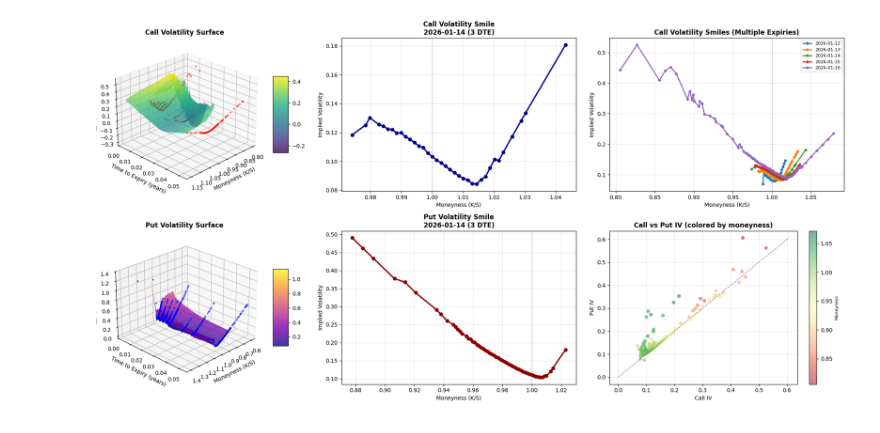
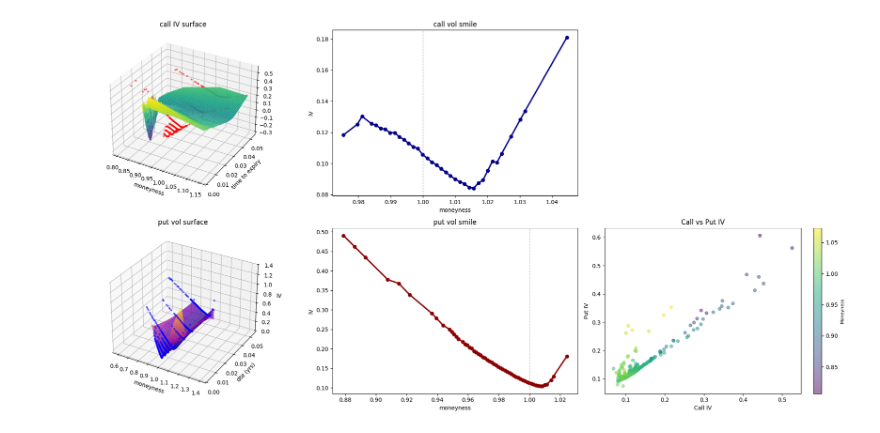
Before and after one commit to mcontractor1/vol-surfaces, a Jupyter notebook: two_vol_surface.ipynb, the cells around one changed output. Saved outputs shown, nothing was run; the diff lists cells and outputs as text; code cells hidden in the pictures.

```diff
--- a/two_vol_surface.ipynb
+++ b/two_vol_surface.ipynb
@@ -43,14 +55,10 @@ moneyness_grid = np.linspace(moneyness_min, moneyness_max, n_points)
 T_grid = np.linspace(T_min, T_max, n_points)
 M, T = np.meshgrid(moneyness_grid, T_grid, indexing = 'ij')
 
-# cubic interpolation
-print("\nInterpolating surface...")
-IV_surface_calls = griddata(
-    points=(calls_clean['moneyness'], calls_clean['T']),
+IV_surface_calls = griddata(points=(calls_clean['moneyness'], calls_clean['T']),
     values=calls_clean['computed_iv'],
     xi=(M, T),
-    method='cubic'
-)
+    method='cubic')
 
 
 # grid for puts
@@ -65,10 +73,6 @@ T_grid = np.linspace(T_min, T_max, n_points)
 M, T = np.meshgrid(moneyness_grid, T_grid)
 
 # cubic interpolation
-print("\nInterpolating put surface...")
-IV_surface_puts = griddata(
-    points=(puts_clean['moneyness'], puts_clean['T']),
-    values=puts_clean['computed_iv'],
-    xi=(M, T),
-    method='cubic'
+IV_surface_puts = griddata(points=(puts_clean['moneyness'], puts_clean['T']),
+    values=puts_clean['computed_iv'], xi=(M, T), method='cubic'
 )
@@ -81,14 +81,11 @@ fig = plt.figure(figsize=(20, 10))
 
 # call vol surface
 ax1 = fig.add_subplot(2, 3, 1, projection='3d')
-surf = ax1.plot_surface(M, T, IV_surface_calls, cmap='viridis', alpha=0.8, edgecolor='none')
+surface = ax1.plot_surface(M, T, IV_surface_calls, cmap='viridis', edgecolor='none')
 ax1.scatter(calls_clean['moneyness'], calls_clean['T'], calls_clean['computed_iv'], c='red', s=5, alpha=0.5)
-ax1.set_xlabel('Moneyness (K/S)', fontsize=10)
-ax1.set_ylabel('Time to Expiry (years)', fontsize=10)
-ax1.set_zlabel('Implied Volatility', fontsize=10)
-ax1.set_title('Call Volatility Surface', fontsize=12, fontweight='bold')
-ax1.view_init(elev=25, azim=45)
-fig.colorbar(surf, ax=ax1, shrink=0.5, aspect=5)
+ax1.set_xlabel('moneyness')
+ax1.set_ylabel('time to expiry')
+ax1.set_title('call IV surface')
 
 # call vol smile (single expiry)
 ax2 = fig.add_subplot(2, 3, 2)
@@ -99,53 +96,32 @@ dte_call = exp_data_call['dte'].iloc[0]
 ax2.plot(exp_data_call['moneyness'], exp_data_call['computed_iv'],
         marker='o', linewidth=2.5, markersize=6, color='darkblue')
 ax2.axvline(x=1.0, color='gray', linestyle='--', linewidth=1, alpha=0.5)
-ax2.set_xlabel('Moneyness (K/S)', fontsize=10)
-ax2.set_ylabel('Implied Volatility', fontsize=10)
-ax2.set_title(f'Call Volatility Smile\n{expiry_call} ({dte_call} DTE)', fontsize=12, fontweight='bold')
-ax2.grid(True, alpha=0.3)
-
-# call vol smiles (multiple expiries)
-ax3 = fig.add_subplot(2, 3, 3)
-expiries_to_plot = sorted(calls_clean['expiry'].unique())[:5]  # first 5
-for expiry in expiries_to_plot:
-    exp_data = calls_clean[calls_clean['expiry'] == expiry].sort_values('moneyness')
-    if len(exp_data) > 3:
-        dte = exp_data['dte'].iloc[0]
-        ax3.plot(exp_data['moneyness'], exp_data['computed_iv'],
-                marker='o', label=f"{expiry}", linewidth=2, markersize=4)
-ax3.axvline(x=1.0, color='gray', linestyle='--', linewidth=1, alpha=0.5)
-ax3.set_xlabel('Moneyness (K/S)', fontsize=10)
-ax3.set_ylabel('Implied Volatility', fontsize=10)
-ax3.set_title('Call Volatility Smiles (Multiple Expiries)', fontsize=12, fontweight='bold')
-ax3.legend(fontsize=8)
-ax3.grid(True, alpha=0.3)
+ax2.set_xlabel('moneyness')
+ax2.set_ylabel('IV')
+ax2.set_title(f'call vol smile')
 
 # put vol surface
 ax4 = fig.add_subplot(2, 3, 4, projection='3d')
 surf2 = ax4.plot_surface(M, T, IV_surface_puts, cmap='plasma',
-                         alpha=0.8, edgecolor='none')
+                         alpha=0.8)
 ax4.scatter(puts_clean['moneyness'], puts_clean['T'],
            puts_clean['computed_iv'], c='blue', s=5, alpha=0.5)
-ax4.set_xlabel('Moneyness (K/S)', fontsize=10)
-ax4.set_ylabel('Time to Expiry (years)', fontsize=10)
-ax4.set_zlabel('Implied Volatility', fontsize=10)
-ax4.set_title('Put Volatility Surface', fontsize=12, fontweight='bold')
-ax4.view_init(elev=25, azim=45)
-fig.colorbar(surf2, ax=ax4, shrink=0.5, aspect=5)
+ax4.set_xlabel('moneyness')
+ax4.set_ylabel('dte (yrs)')
+ax4.set_zlabel('IV')
+ax4.set_title('put vol surface')
 
 # put vol smile (single expiry)
 ax5 = fig.add_subplot(2, 3, 5)
-# Use same expiry as call smile for comparison
 expiry_put = sorted(puts_clean['expiry'].unique())[2]  # 3rd expiry
 exp_data_put = puts_clean[puts_clean['expiry'] == expiry_put].sort_values('moneyness')
 dte_put = exp_data_put['dte'].iloc[0]
 ax5.plot(exp_data_put['moneyness'], exp_data_put['computed_iv'],
         marker='o', linewidth=2.5, markersize=6, color='darkred')
 ax5.axvline(x=1.0, color='gray', linestyle='--', linewidth=1, alpha=0.5)
-ax5.set_xlabel('Moneyness (K/S)', fontsize=10)
-ax5.set_ylabel('Implied Volatility', fontsize=10)
-ax5.set_title(f'Put Volatility Smile\n{expiry_put} ({dte_put} DTE)', fontsize=12, fontweight='bold')
-ax5.grid(True, alpha=0.3)
+ax5.set_xlabel('moneyness')
+ax5.set_ylabel('IV')
+ax5.set_title(f'put vol smile')
 
 # call vs put IV comparison
 ax6 = fig.add_subplot(2, 3, 6)
@@ -156,19 +132,15 @@ merged = pd.merge(
     suffixes=('_call', '_put')
 )
 ax6.scatter(merged['computed_iv_call'], merged['computed_iv_put'],
-           alpha=0.5, c=merged['moneyness'], cmap='RdYlGn', s=30)
-ax6.plot([0, merged[['computed_iv_call', 'computed_iv_put']].max().max()],
-         [0, merged[['computed_iv_call', 'computed_iv_put']].max().max()],
-         'k--', linewidth=1, alpha=0.5)
-ax6.set_xlabel('Call IV', fontsize=10)
-ax6.set_ylabel('Put IV', fontsize=10)
-ax6.set_title('Call vs Put IV (colored by moneyness)', fontsize=12, fontweight='bold')
-ax6.grid(True, alpha=0.3)
+           alpha=0.5, c=merged['moneyness'], s=30)
+
+ax6.set_xlabel('Call IV')
+ax6.set_ylabel('Put IV')
+ax6.set_title('Call vs Put IV')
 cbar = fig.colorbar(ax6.collections[0], ax=ax6)
 cbar.set_label('Moneyness', fontsize=8)
 
 plt.tight_layout()
-plt.savefig('volatility_surface_complete.png', dpi=300, bbox_inches='tight')
-print("\nSaved: volatility_surface_complete.png")
+plt.savefig('volatility_surface_complete.png', dpi=300)
 plt.show()
 # %% [output]
@@ -176 +147 @@ Saved: volatility_surface_complete.png
-[figure, old version]
+[figure, new version]
```
Also changed, not shown: parts of 7 cells of this notebook, 6 other files.
